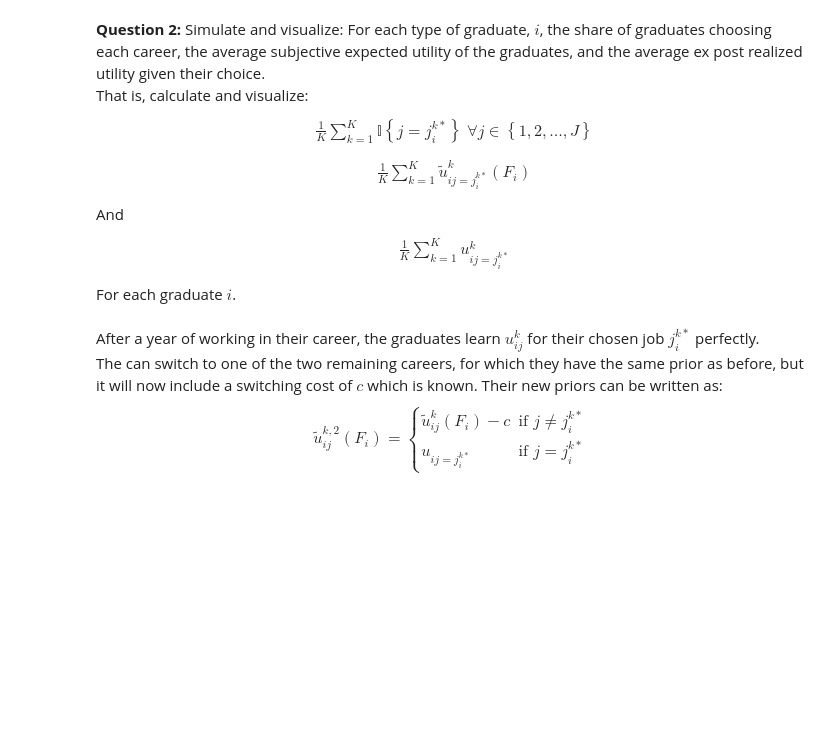
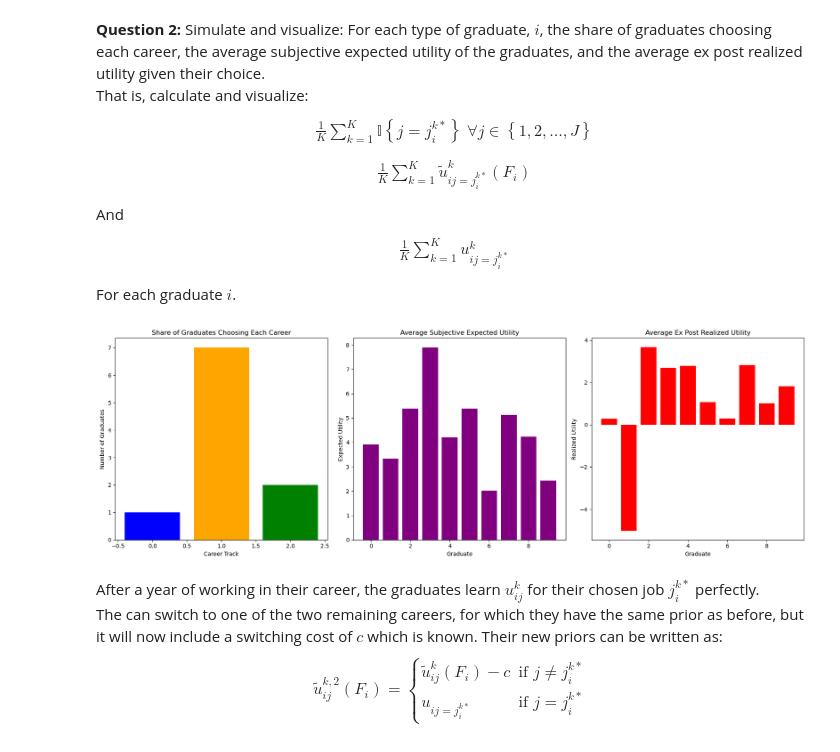
Before and after one commit to NumEconCopenhagen/projects-2024-mikkel-nikolas, a Jupyter notebook: Examproject/exam_2024.ipynb, the cells around one changed output. Cells and saved outputs as stored; diff of their text form; code cells hidden in the pictures; blank space fills up the shorter version.

```diff
--- a/Examproject/exam_2024.ipynb
+++ b/Examproject/exam_2024.ipynb
@@ -391,3 +439,62 @@ For each graduate $i$.
+# %%
+import matplotlib.pyplot as plt
+
+# Function to simulate the career choices and utilities for each graduate
+def simulate_career_choices(par):
+    np.random.seed(0)  # For reproducibility
+    career_choices = np.zeros(par.N, dtype=int)
+    expected_utilities = np.zeros(par.N)
+    realized_utilities = np.zeros(par.N)
+
+    for i in range(par.N):
+        epsilon = np.random.normal(0, par.sigma, (par.K, par.J))
+        prior_expected_utility = np.zeros(par.J)
+
+        for j in range(par.J):
+            friend_epsilon = np.random.normal(0, par.sigma, par.F[i])
+            prior_expected_utility[j] = par.v[j] + friend_epsilon.mean()
+
+        personal_epsilon = np.random.normal(0, par.sigma, par.J)
+        total_expected_utility = prior_expected_utility + personal_epsilon
+        career_choice = np.argmax(total_expected_utility)
+
+        career_choices[i] = career_choice
+        expected_utilities[i] = total_expected_utility[career_choice]
+        realized_utilities[i] = par.v[career_choice] + np.random.normal(0, par.sigma)
+
+    return career_choices, expected_utilities, realized_utilities
+
+career_choices, avg_expected_utilities, avg_realized_utilities = simulate_career_choices(par)
+
+# Visualize the results
+def visualize_results(par, career_choices, avg_expected_utilities, avg_realized_utilities):
+    fig, ax = plt.subplots(1, 3, figsize=(18, 6))
+
+    # Share of graduates choosing each career
+    career_counts = np.bincount(career_choices, minlength=par.J)
+    ax[0].bar(range(par.J), career_counts, color=['blue', 'orange', 'green'])
+    ax[0].set_title("Share of Graduates Choosing Each Career")
+    ax[0].set_xlabel("Career Track")
+    ax[0].set_ylabel("Number of Graduates")
+
+    # Average expected utility
+    ax[1].bar(range(par.N), avg_expected_utilities, color='purple')
+    ax[1].set_title("Average Subjective Expected Utility")
+    ax[1].set_xlabel("Graduate")
+    ax[1].set_ylabel("Expected Utility")
+
+    # Average realized utility
+    ax[2].bar(range(par.N), avg_realized_utilities, color='red')
+    ax[2].set_title("Average Ex Post Realized Utility")
+    ax[2].set_xlabel("Graduate")
+    ax[2].set_ylabel("Realized Utility")
+
+    plt.tight_layout()
+    plt.show()
+
+visualize_results(par, career_choices, avg_expected_utilities, avg_realized_utilities)
+# %% [output]
+[figure, added]
 # %% [markdown]
 After a year of working in their career, the graduates learn $u^k_{ij}$ for their chosen job $j_i^{k*}$ perfectly. <br>
 The can switch to one of the two remaining careers, for which they have the same prior as before, but it will now include a switching cost of $c$ which is known.
```
Also changed, not shown: parts of 5 cells of this notebook.
